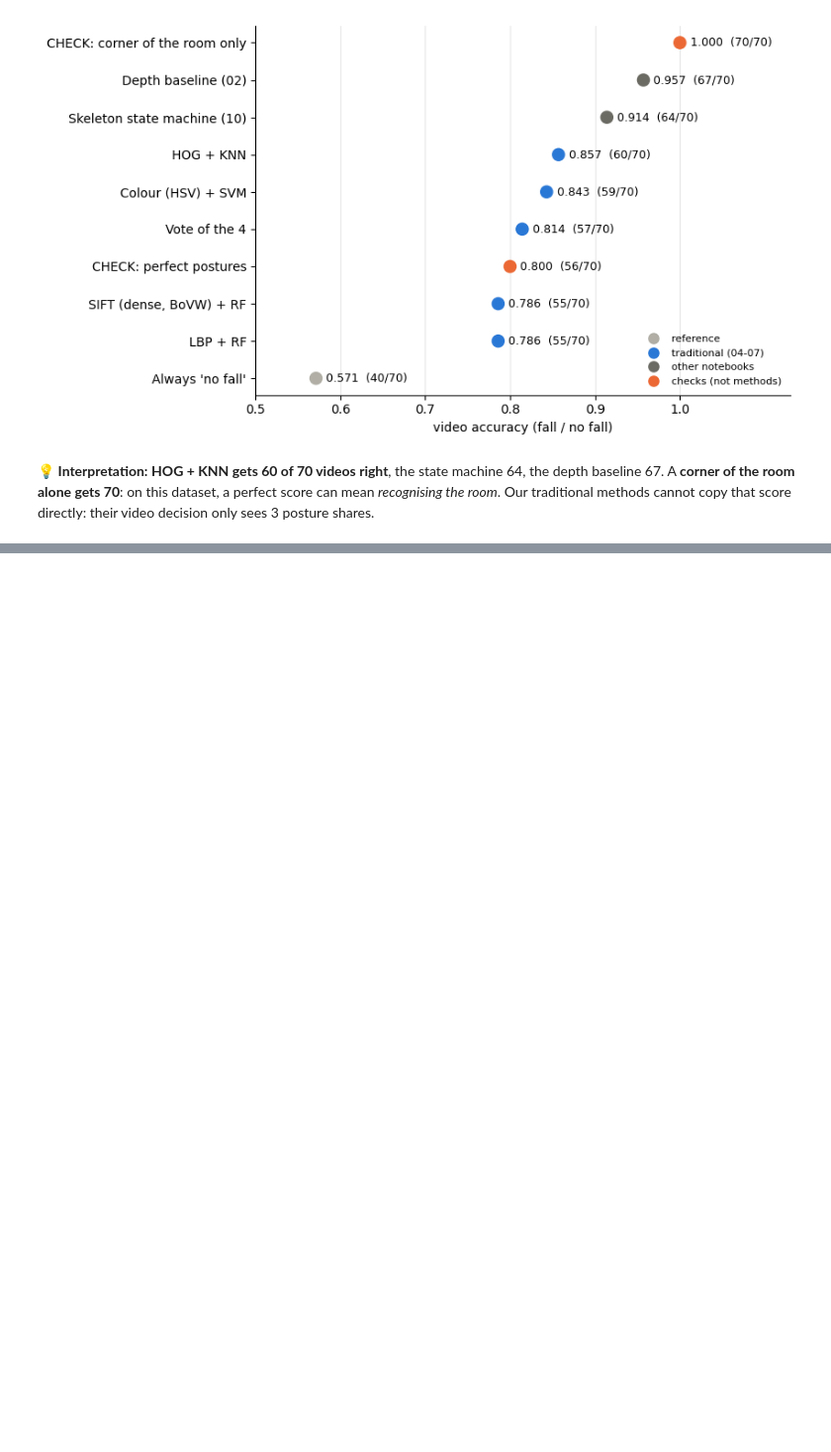
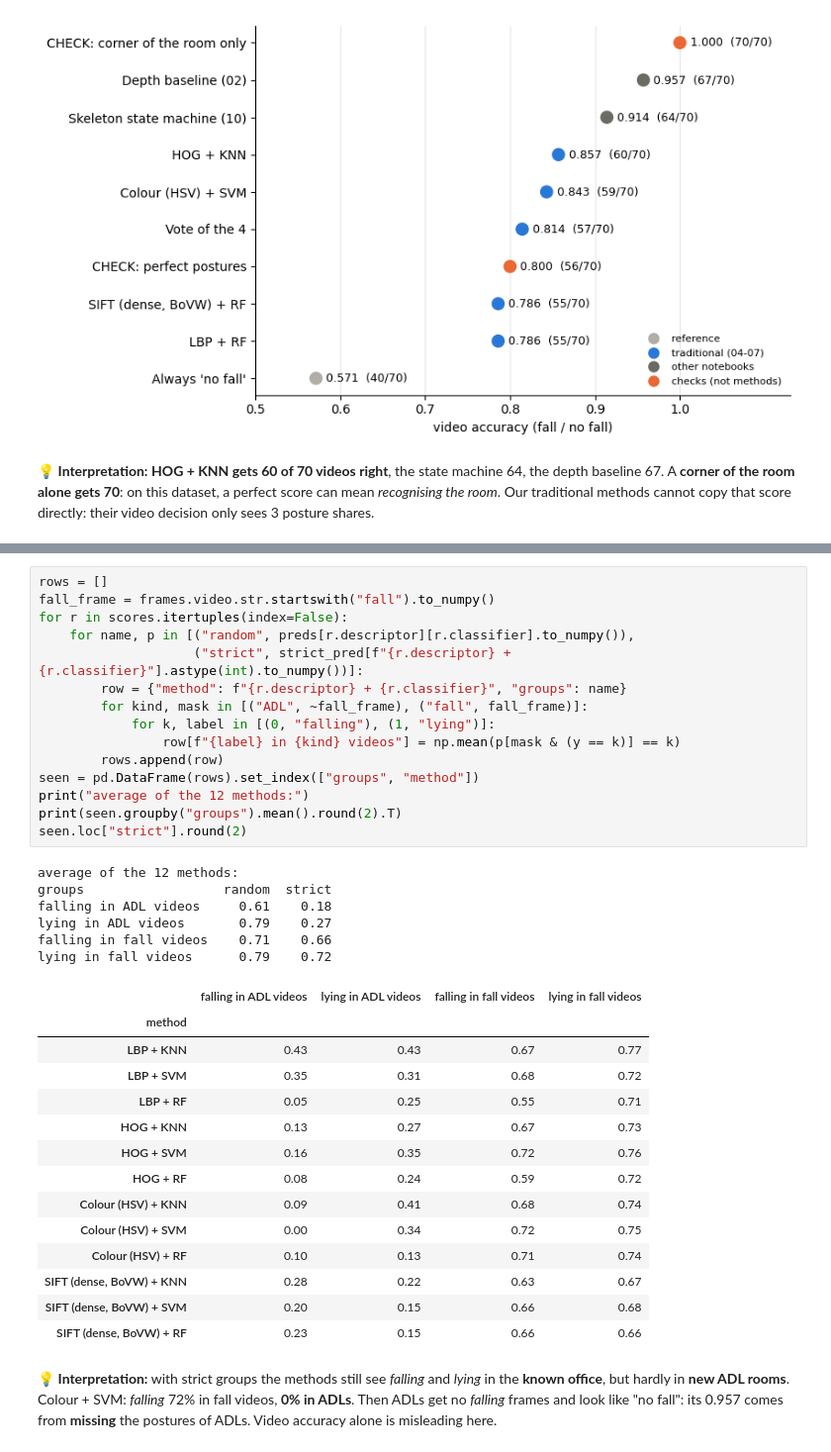
Before and after one commit to MahranAmor/UR-Fall-Detection, a Jupyter notebook: notebooks/08_traditional_benchmark.ipynb, the cells around one changed output, grey strips where cells are left out. Shown at 99% size. Cells and saved outputs as stored; diff of their text form; blank space fills up the shorter version.

```diff
--- a/notebooks/08_traditional_benchmark.ipynb
+++ b/notebooks/08_traditional_benchmark.ipynb
@@ -337,3 +471,42 @@ Our traditional methods cannot copy that score directly: their video decision on
+# %%
+rows = []
+fall_frame = frames.video.str.startswith("fall").to_numpy()
+for r in scores.itertuples(index=False):
+    for name, p in [("random", preds[r.descriptor][r.classifier].to_numpy()),
+                    ("strict", strict_pred[f"{r.descriptor} + {r.classifier}"].astype(int).to_numpy())]:
+        row = {"method": f"{r.descriptor} + {r.classifier}", "groups": name}
+        for kind, mask in [("ADL", ~fall_frame), ("fall", fall_frame)]:
+            for k, label in [(0, "falling"), (1, "lying")]:
+                row[f"{label} in {kind} videos"] = np.mean(p[mask & (y == k)] == k)
+        rows.append(row)
+seen = pd.DataFrame(rows).set_index(["groups", "method"])
+print("average of the 12 methods:")
+print(seen.groupby("groups").mean().round(2).T)
+seen.loc["strict"].round(2)
+# %% [output]
+average of the 12 methods:
+groups                  random  strict
+falling in ADL videos     0.61    0.18
+lying in ADL videos       0.79    0.27
+falling in fall videos    0.71    0.66
+lying in fall videos      0.79    0.72
+|  | falling in ADL videos | lying in ADL videos | falling in fall videos | lying in fall videos |
+| method |  |  |  |  |
+| LBP + KNN | 0.43 | 0.43 | 0.67 | 0.77 |
+| LBP + SVM | 0.35 | 0.31 | 0.68 | 0.72 |
+| LBP + RF | 0.05 | 0.25 | 0.55 | 0.71 |
+| HOG + KNN | 0.13 | 0.27 | 0.67 | 0.73 |
+| HOG + SVM | 0.16 | 0.35 | 0.72 | 0.76 |
+| HOG + RF | 0.08 | 0.24 | 0.59 | 0.72 |
+| Colour (HSV) + KNN | 0.09 | 0.41 | 0.68 | 0.74 |
+| Colour (HSV) + SVM | 0.00 | 0.34 | 0.72 | 0.75 |
+| Colour (HSV) + RF | 0.10 | 0.13 | 0.71 | 0.74 |
+| SIFT (dense, BoVW) + KNN | 0.28 | 0.22 | 0.63 | 0.67 |
+| SIFT (dense, BoVW) + SVM | 0.20 | 0.15 | 0.66 | 0.68 |
+| SIFT (dense, BoVW) + RF | 0.23 | 0.15 | 0.66 | 0.66 |
+# %% [markdown]
+💡 **Interpretation:** with strict groups the methods still see *falling* and *lying* in the **known office**, but hardly in **new ADL rooms**. Colour + SVM: *falling* 72% in fall videos, **0% in ADLs**.
+Then ADLs get no *falling* frames and look like "no fall": its 0.957 comes from **missing** the postures of ADLs. Video accuracy alone is misleading here.
 # %% [markdown]
 ## Conclusion of the traditional part
 
```
Also changed, not shown: parts of 13 cells of this notebook, 1 other file.
